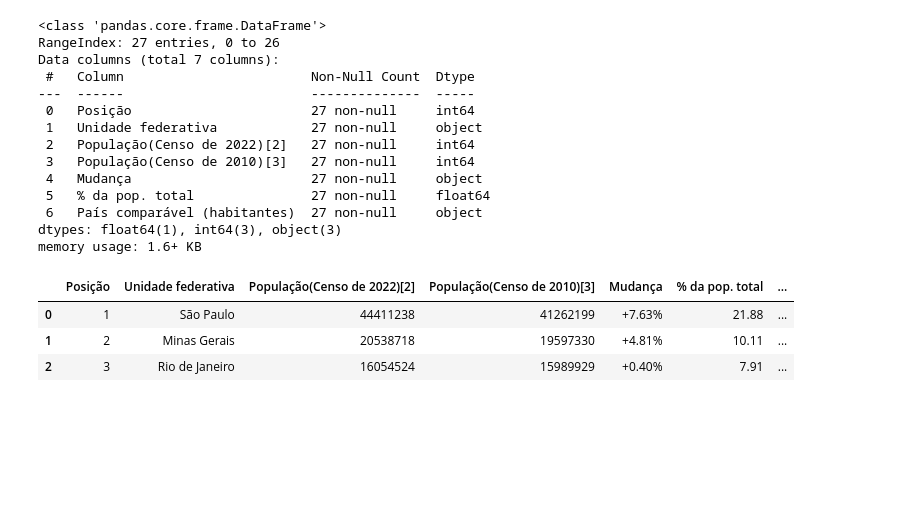
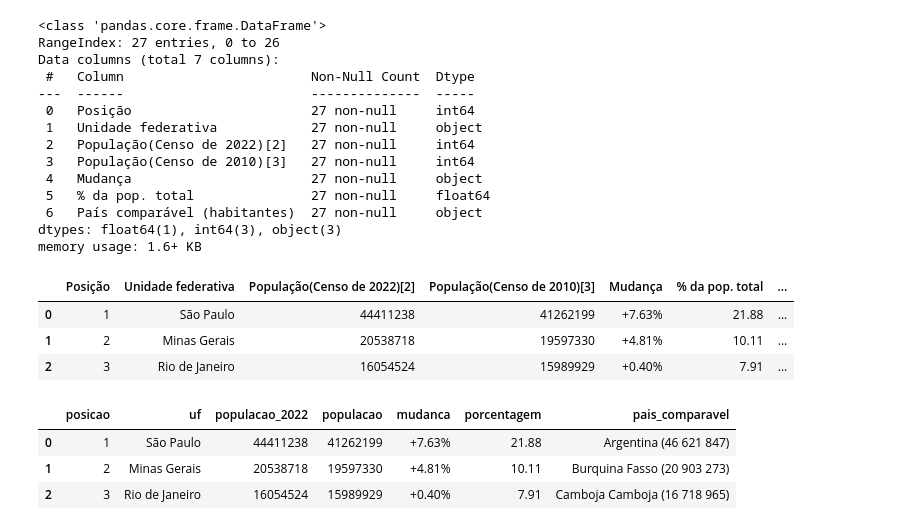
Before and after one commit to alexsoares4a/producao_hospitalar, a Jupyter notebook: visualizacao_dados_aula01_copiar_str.ipynb, the cells around one changed output. Saved outputs shown, nothing was run; the diff lists cells and outputs as text; code cells hidden in the pictures; blank space fills up the shorter version.

```diff
--- a/visualizacao_dados_aula01_copiar_str.ipynb
+++ b/visualizacao_dados_aula01_copiar_str.ipynb
@@ -89,8 +101,8 @@ dtypes: int64(1), object(6)
 memory usage: 1.6+ KB
 # %%
 # Remove espaços em branco da coluna "População(Censo de 2022)[2]" do DataFrame `novos_dados`.
-novos_dados["População(Censo de 2022)[2]"] = novos_dados["População(Censo de 2022)[2]"].str.replace(" ", "")
+populacao["População(Censo de 2022)[2]"] = populacao["População(Censo de 2022)[2]"].str.replace(" ", "")
 
 # Remove espaços em branco da coluna "População(Censo de 2010)[3]" do DataFrame `novos_dados`.
-novos_dados["População(Censo de 2010)[3]"] = novos_dados["População(Censo de 2010)[3]"].str.replace(" ", "")
+populacao["População(Censo de 2010)[3]"] = populacao["População(Censo de 2010)[3]"].str.replace(" ", "")
 # %%
@@ -122,9 +134,9 @@ dtypes: int64(1), object(6)
 memory usage: 1.6+ KB
 # %%
 # Converte o tipo de dados da coluna "População(Censo de 2022)[2]" no DataFrame `novos_dados` para inteiro de 64 bits (int64).
-novos_dados["População(Censo de 2022)[2]"] = novos_dados["População(Censo de 2022)[2]"].astype("int64")
+populacao["População(Censo de 2022)[2]"] = populacao["População(Censo de 2022)[2]"].astype("int64")
 
 # Converte o tipo de dados da coluna "População(Censo de 2010)[3]" no DataFrame `novos_dados` para inteiro de 64 bits (int64).
-novos_dados["População(Censo de 2010)[3]"] = novos_dados["População(Censo de 2010)[3]"].astype("int64")
+populacao["População(Censo de 2010)[3]"] = populacao["População(Censo de 2010)[3]"].astype("int64")
 # %%
 # Exibe um resumo conciso do DataFrame `novos_dados`, incluindo o tipo de índice e os tipos de coluna, valores não nulos e uso de memória.
@@ -148,8 +160,8 @@ dtypes: int64(3), object(4)
 memory usage: 1.6+ KB
 # %%
 # Remove o símbolo de porcentagem (%) da coluna "% da pop. total"
-novos_dados["% da pop. total"] = novos_dados["% da pop. total"].str.replace("%", "")
+populacao["% da pop. total"] = populacao["% da pop. total"].str.replace("%", "")
 
 # Substitui vírgulas por pontos para corrigir o formato decimal
-novos_dados["% da pop. total"] = novos_dados["% da pop. total"].str.replace(",", ".")
+populacao["% da pop. total"] = populacao["% da pop. total"].str.replace(",", ".")
 # %%
@@ -178,10 +190,10 @@ dtypes: int64(3), object(4)
 memory usage: 1.6+ KB
 # %%
 # Converte a coluna "% da pop. total" para o tipo float após ajustes de formatação
-novos_dados["% da pop. total"] = novos_dados["% da pop. total"].astype(float)
+populacao["% da pop. total"] = populacao["% da pop. total"].astype(float)
 
 # Exibe um resumo das informações do DataFrame, incluindo o novo tipo de dados da coluna modificada
-novos_dados.info()
+populacao.info()
 # %% [output]
 <class 'pandas.core.frame.DataFrame'>
 RangeIndex: 27 entries, 0 to 26
@@ -204,3 +216,12 @@ novos_dados.head(3)
 | 0 | 1 | São Paulo | 44411238 | 41262199 | +7.63% | 21.88 | ... |
 | 1 | 2 | Minas Gerais | 20538718 | 19597330 | +4.81% | 10.11 | ... |
 | 2 | 3 | Rio de Janeiro | 16054524 | 15989929 | +0.40% | 7.91 | ... |
+# %%
+#Sobrecrever o nome das colunas
+populacao.columns = ["posicao", "uf", "populacao_2022", "populacao", "mudanca", "porcentagem", "pais_comparavel"]
+populacao.head(3)
+# %% [output]
+|  | posicao | uf | populacao_2022 | populacao | mudanca | porcentagem | pais_comparavel |
+| 0 | 1 | São Paulo | 44411238 | 41262199 | +7.63% | 21.88 | Argentina (46 621 847) |
+| 1 | 2 | Minas Gerais | 20538718 | 19597330 | +4.81% | 10.11 | Burquina Fasso (20 903 273) |
+| 2 | 3 | Rio de Janeiro | 16054524 | 15989929 | +0.40% | 7.91 | Camboja Camboja (16 718 965) |
```
Also changed, not shown: parts of 19 cells of this notebook.
